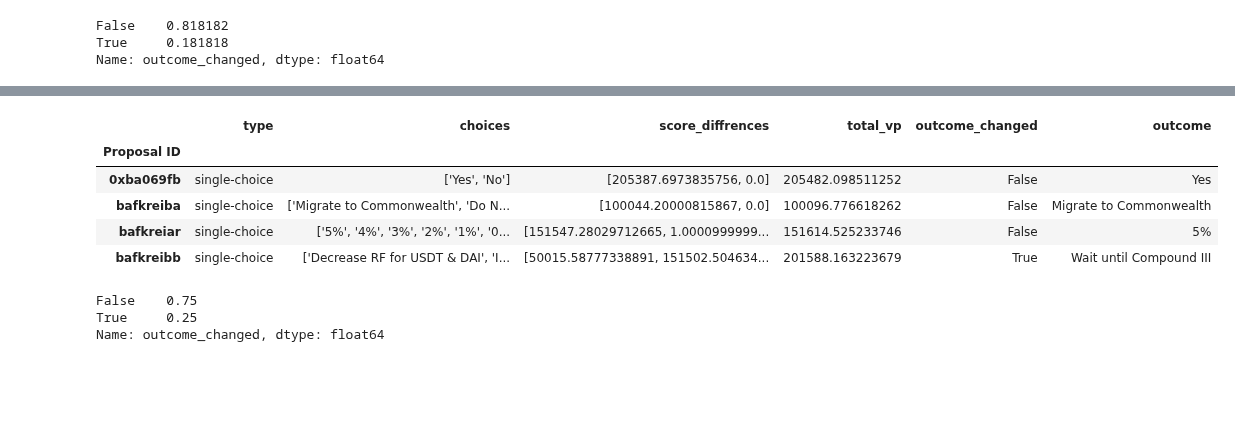
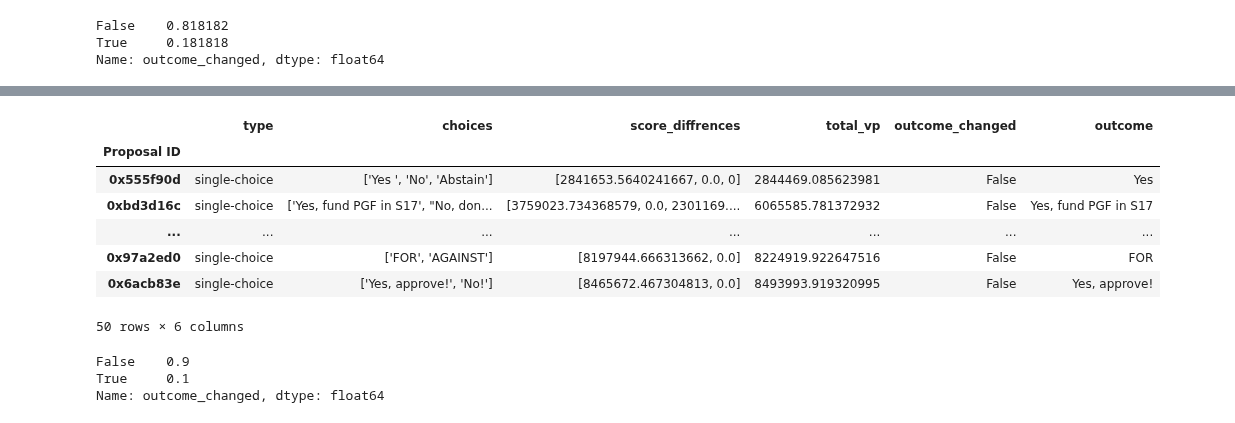
Before and after one commit to acemasterjb/gov_analysis, a Jupyter notebook: _sources/plutocracy_report.ipynb, the cells around one changed output, grey strips where cells are left out. Saved outputs shown, nothing was run; the diff lists cells and outputs as text; code cells hidden in the pictures; blank space fills up the shorter version.

```diff
--- a/_sources/plutocracy_report.ipynb
+++ b/_sources/plutocracy_report.ipynb
@@ -411,15 +413,17 @@ Name: outcome_changed, dtype: float64
 # %%
-score_diffrences_dfs["Compound"]
+score_diffrences_dfs["Gitcoin"]
 # %% [output]
 |  | type | choices | score_diffrences | total_vp | outcome_changed | outcome |
 | Proposal ID |  |  |  |  |  |  |
-| 0xba069fb | single-choice | ['Yes', 'No'] | [205387.6973835756, 0.0] | 205482.098511252 | False | Yes |
-| bafkreiba | single-choice | ['Migrate to Commonwealth', 'Do N... | [100044.20000815867, 0.0] | 100096.776618262 | False | Migrate to Commonwealth |
-| bafkreiar | single-choice | ['5%', '4%', '3%', '2%', '1%', '0... | [151547.28029712665, 1.0000999999... | 151614.525233746 | False | 5% |
-| bafkreibb | single-choice | ['Decrease RF for USDT & DAI', 'I... | [50015.58777338891, 151502.504634... | 201588.163223679 | True | Wait until Compound III |
+| 0x555f90d | single-choice | ['Yes ', 'No', 'Abstain'] | [2841653.5640241667, 0.0, 0] | 2844469.085623981 | False | Yes |
+| 0xbd3d16c | single-choice | ['Yes, fund PGF in S17', "No, don... | [3759023.734368579, 0.0, 2301169.... | 6065585.781372932 | False | Yes, fund PGF in S17 |
+| ... | ... | ... | ... | ... | ... | ... |
+| 0x97a2ed0 | single-choice | ['FOR', 'AGAINST'] | [8197944.666313662, 0.0] | 8224919.922647516 | False | FOR |
+| 0x6acb83e | single-choice | ['Yes, approve!', 'No!'] | [8465672.467304813, 0.0] | 8493993.919320995 | False | Yes, approve! |
+50 rows × 6 columns
 # %%
-score_diffrences_dfs["Compound"]["outcome_changed"].value_counts(normalize=True)
+score_diffrences_dfs["Gitcoin"]["outcome_changed"].value_counts(normalize=True)
 # %% [output]
-False    0.75
-True     0.25
+False    0.9
+True     0.1
 Name: outcome_changed, dtype: float64
```
Also changed, not shown: parts of 13 cells of this notebook, 2 other files.
